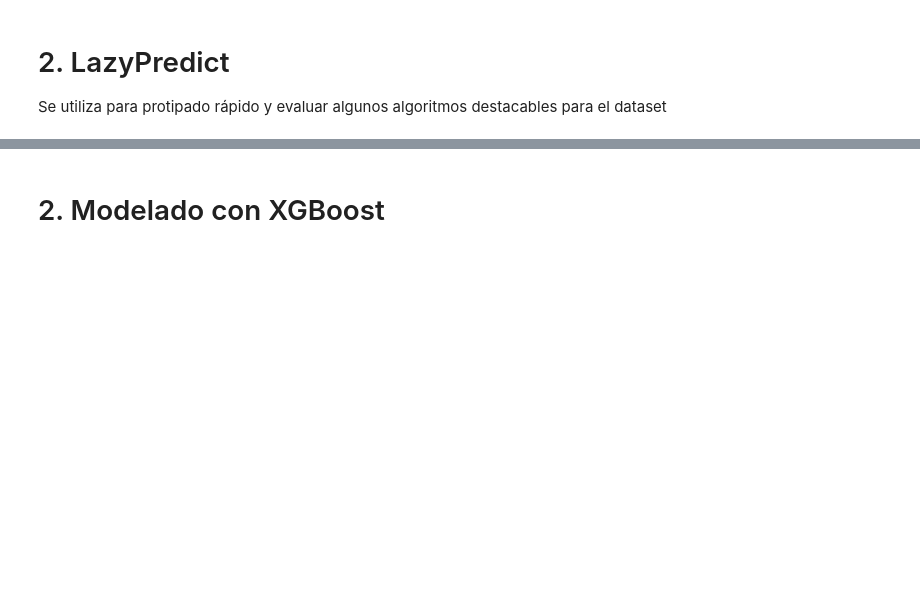
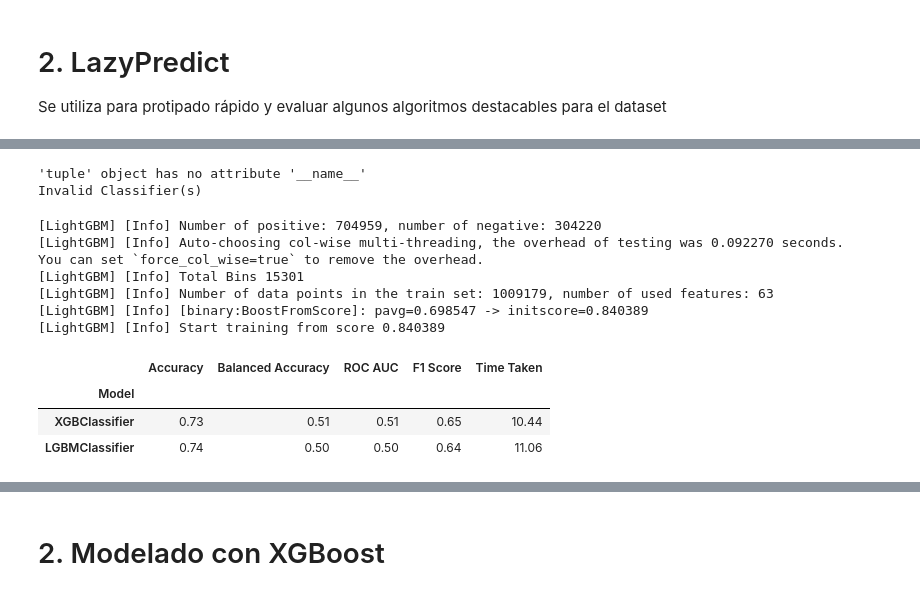
Before and after one commit to johnma96/thesis, a Jupyter notebook: notebooks/303-jmmz-ml-binary-modeling.ipynb, the cells around one changed output, grey strips where cells are left out. Cells and saved outputs as stored; diff of their text form; code cells hidden in the pictures; blank space fills up the shorter version.

```diff
--- a/notebooks/303-jmmz-ml-binary-modeling.ipynb
+++ b/notebooks/303-jmmz-ml-binary-modeling.ipynb
@@ -1152,0 +1019,26 @@ models
+# %%
+classifiers = [
+                ('XGBClassifier', xgboost.sklearn.XGBClassifier),
+                ('LGBMClassifier', lightgbm.sklearn.LGBMClassifier)
+                ]
+
+
+clf = LazyClassifier(verbose=0, ignore_warnings=True,
+                     custom_metric=None, classifiers=classifiers)
+
+models, predictions = clf.fit(X_train_scaled, X_test_scaled, y_train, y_test)
+models
+# %% [output]
+'tuple' object has no attribute '__name__'
+Invalid Classifier(s)
+[LightGBM] [Info] Number of positive: 704959, number of negative: 304220
+[LightGBM] [Info] Auto-choosing col-wise multi-threading, the overhead of testing was 0.092270 seconds.
+You can set `force_col_wise=true` to remove the overhead.
+[LightGBM] [Info] Total Bins 15301
+[LightGBM] [Info] Number of data points in the train set: 1009179, number of used features: 63
+[LightGBM] [Info] [binary:BoostFromScore]: pavg=0.698547 -> initscore=0.840389
+[LightGBM] [Info] Start training from score 0.840389
+|  | Accuracy | Balanced Accuracy | ROC AUC | F1 Score | Time Taken |
+| Model |  |  |  |  |  |
+| XGBClassifier | 0.73 | 0.51 | 0.51 | 0.65 | 10.44 |
+| LGBMClassifier | 0.74 | 0.50 | 0.50 | 0.64 | 11.06 |
```
Also changed, not shown: parts of 25 cells of this notebook.
